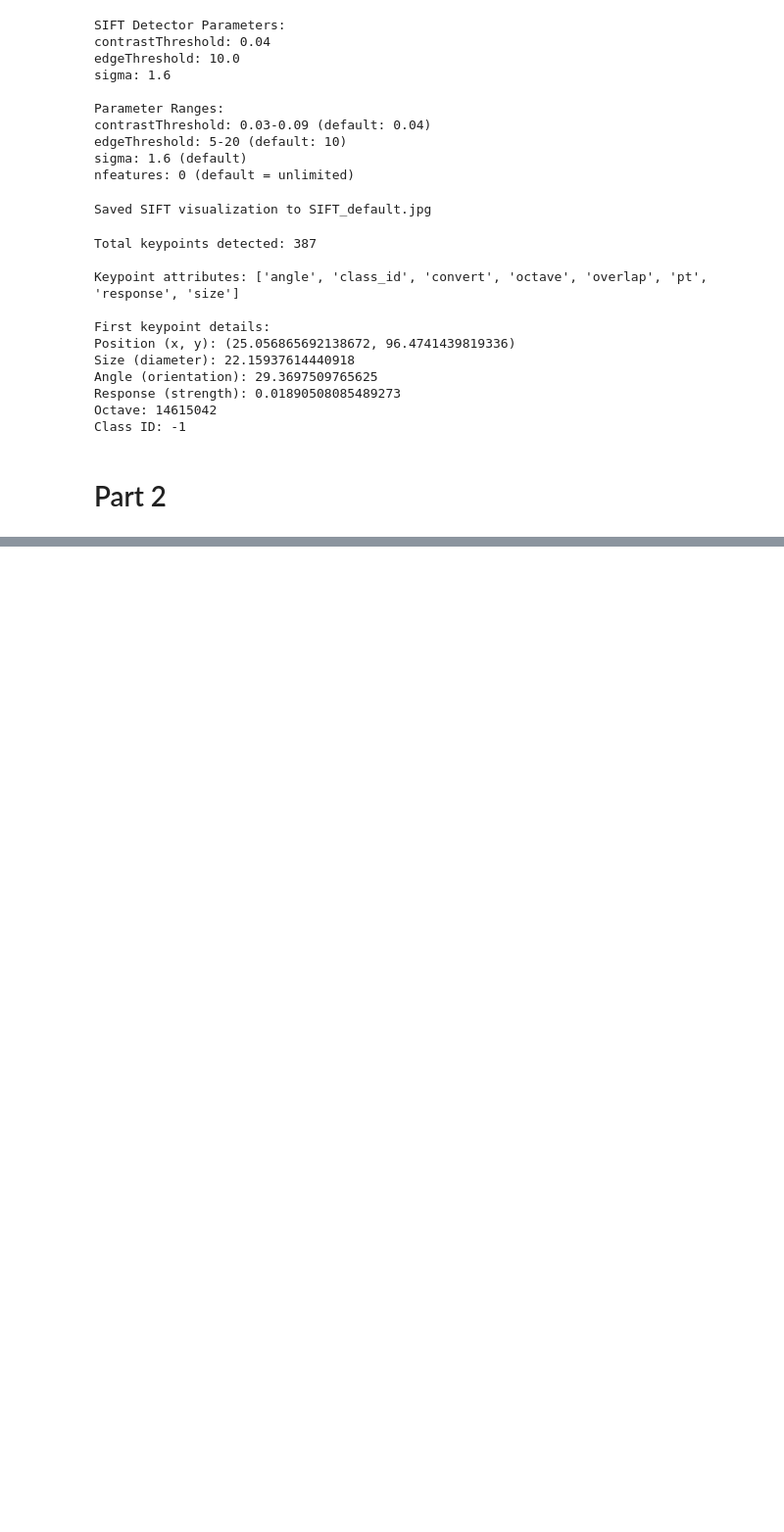
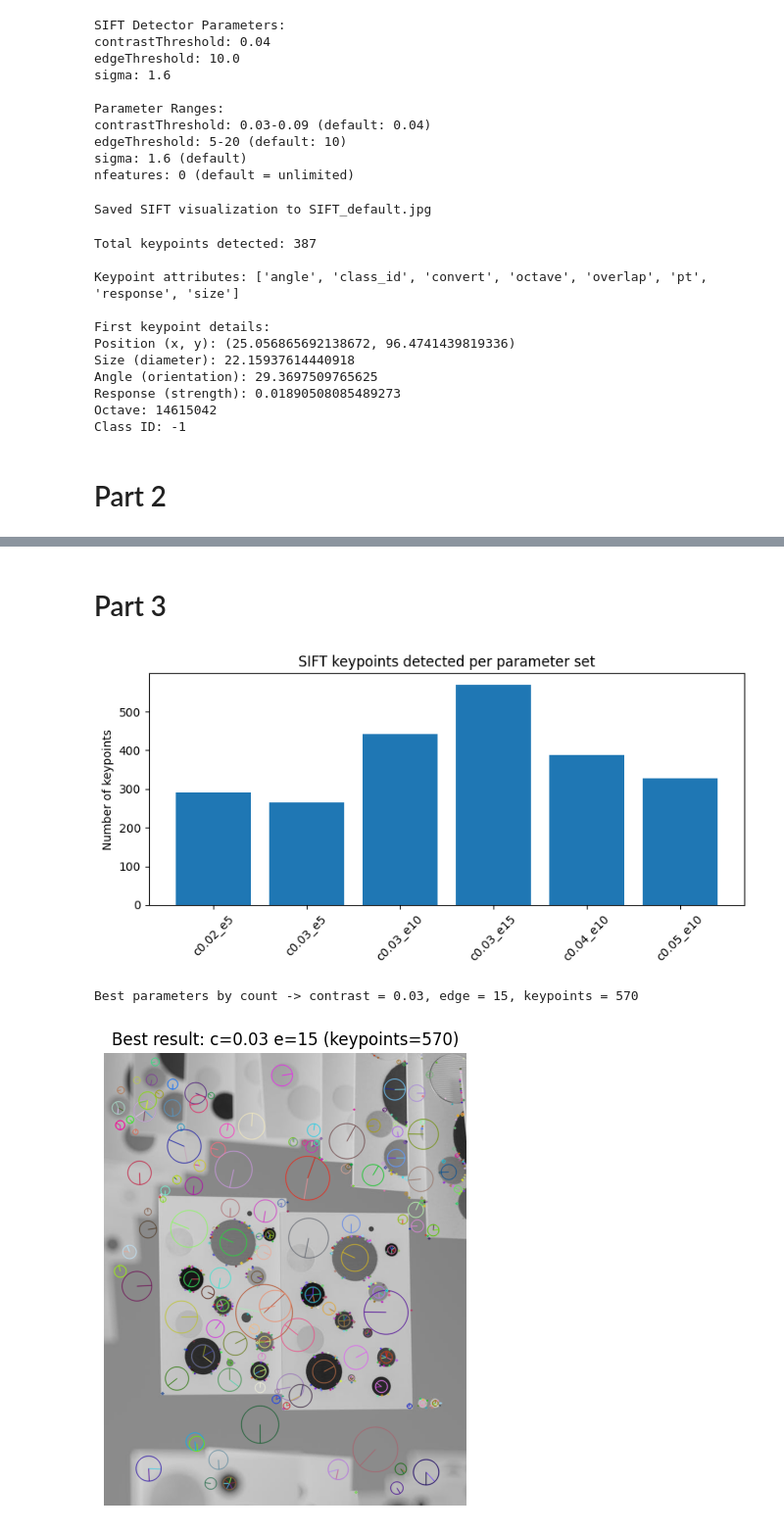
Before and after one commit to Zach-Swartz/CSC-391-Repo, a Jupyter notebook: feature_detection/repo3code.ipynb, the cells around one changed output, grey strips where cells are left out. Shown: that part at 98% size. Drawn from its saved outputs; the diff is of its cells as text; code cells hidden in the pictures; blank space fills up the shorter version.

Commit message:
Add part 3 code

```diff
--- a/feature_detection/repo3code.ipynb
+++ b/feature_detection/repo3code.ipynb
@@ -103,0 +106,36 @@ Best: Contrast = 0.03 Edge = 15 Count = 570 File = sift_contrast0.03_edge15.jpg
+# %% [markdown]
+# Part 3
+# %%
+import matplotlib.pyplot as plt
+params = [(0.02, 5), (0.03, 5), (0.03, 10), (0.03, 15), (0.04, 10), (0.05, 10)]
+counts = []
+results = []
+for contrast, edge in params:
+    sift_t = cv.SIFT_create(contrastThreshold=float(contrast), edgeThreshold=int(edge))
+    kps = sift_t.detect(gray, None)
+    out = cv.drawKeypoints(gray, kps, img.copy(), flags=cv.DRAW_MATCHES_FLAGS_DRAW_RICH_KEYPOINTS)
+    counts.append(len(kps))
+    results.append((contrast, edge, out))
+# Plot counts
+labels = [f'c{c}_e{e}' for c,e in params]
+plt.figure(figsize=(8,4))
+plt.bar(labels, counts, color='tab:blue')
+plt.xticks(rotation=45)
+plt.ylabel('Number of keypoints')
+plt.title('SIFT keypoints detected per parameter set')
+plt.tight_layout()
+plt.show()
+# Display best result
+best_idx = int(np.argmax(counts)) if len(counts) > 0 else None
+bc, be, bout = results[best_idx]
+print(f'Best parameters by count -> contrast = {bc}, edge = {be}, keypoints = {counts[best_idx]}')
+display_img = cv.cvtColor(bout, cv.COLOR_BGR2RGB)
+plt.figure(figsize=(6,6))
+plt.imshow(display_img)
+plt.axis('off')
+plt.title(f'Best result: c={bc} e={be} (keypoints={counts[best_idx]})')
+plt.show()
+# %% [output]
+[figure, added]
+Best parameters by count -> contrast = 0.03, edge = 15, keypoints = 570
+[figure, added]
```
Also changed, not shown: parts of 1 cell of this notebook, 7 other files.
